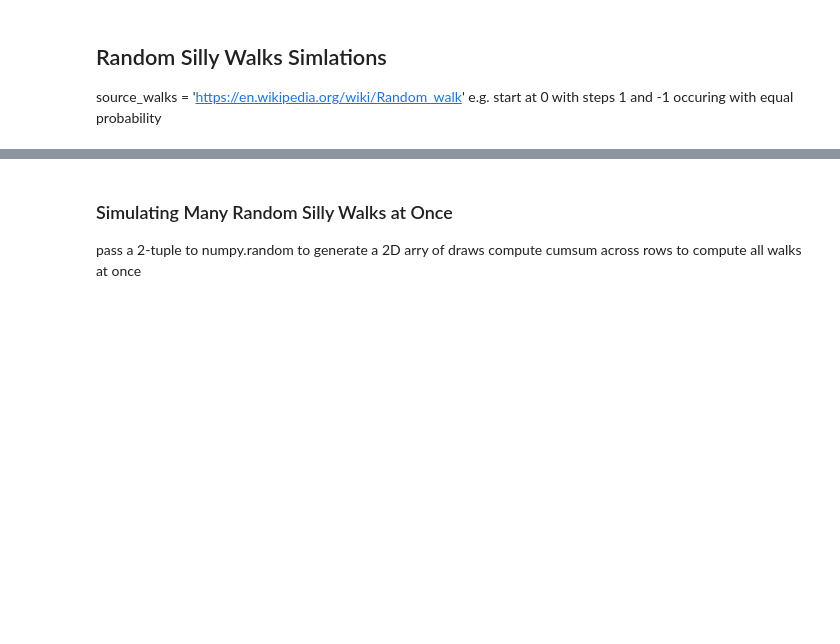
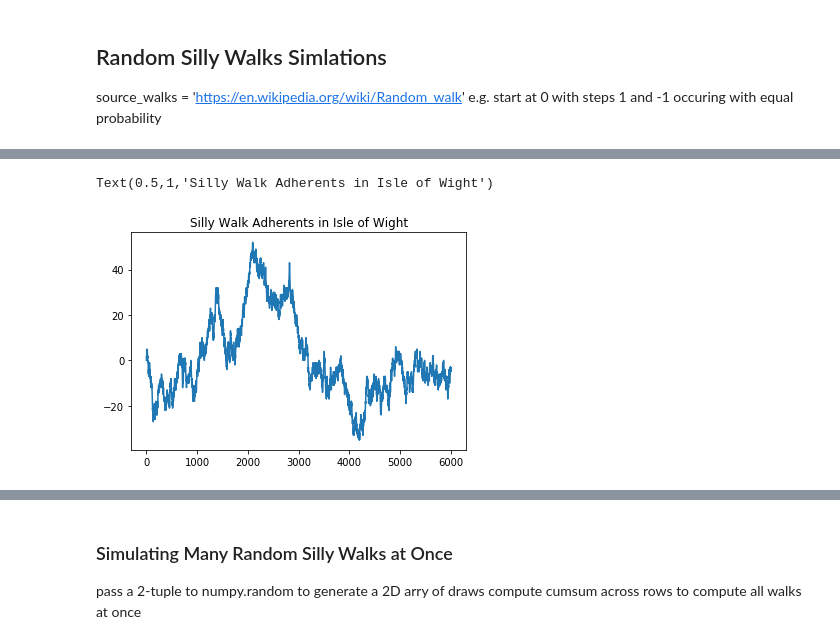
Before and after one commit to worker-bee-micah/practice-only, a Jupyter notebook: 00_mt_numpy_codebase.ipynb, the cells around one changed output, grey strips where cells are left out. Drawn from its saved outputs; the diff is of its cells as text; code cells hidden in the pictures; blank space fills up the shorter version.

```diff
--- a/00_mt_numpy_codebase.ipynb
+++ b/00_mt_numpy_codebase.ipynb
@@ -812,6 +797,9 @@ plt.figure()
 # %%
-plt.plot(walk[:5100])
+plt.plot(walk[:6002])
 plt.title("Silly Walk Adherents in Isle of Wight")
+# %% [output]
+Text(0.5,1,'Silly Walk Adherents in Isle of Wight')
+[figure, added]
 # %%
 np.random.seed(12345)
 # %%
```
Also changed, not shown: parts of 7 cells of this notebook, 3 other files.
